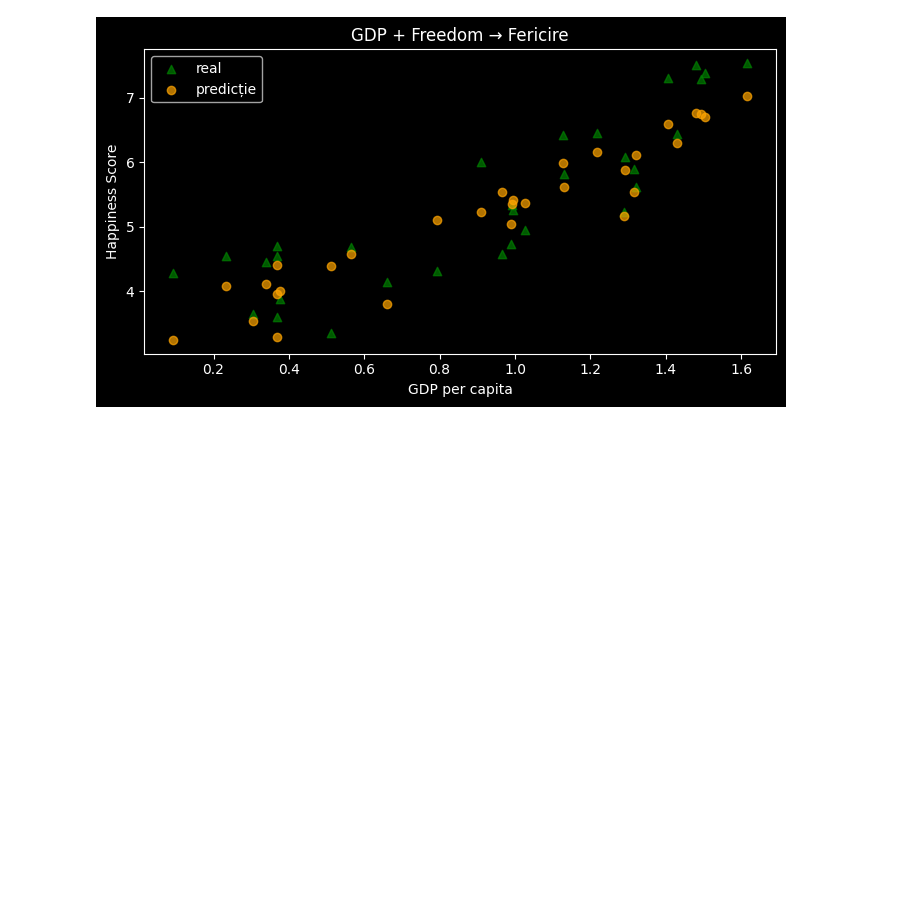
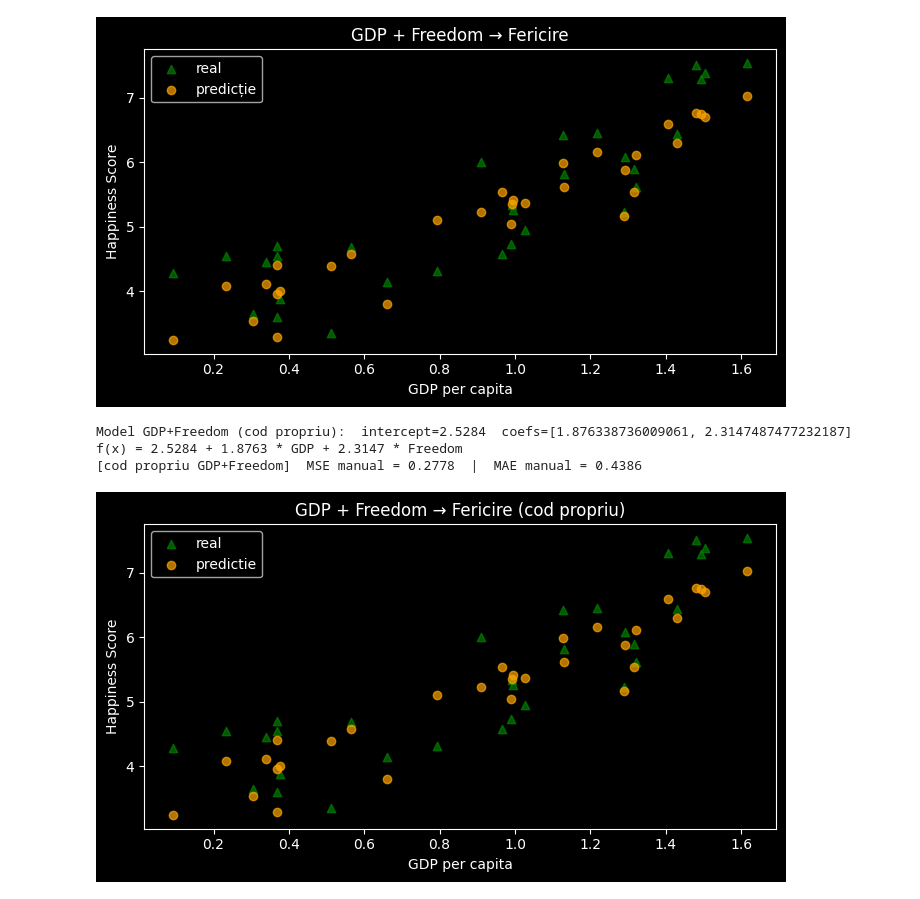
Before and after one commit to Manu-Ioan-Daniel/UBB, a Jupyter notebook: Facultate/Anul 2/Sem 2/AI/Laburi/Lab 5/AI-lab05.ipynb, the cells around one changed output. Saved outputs shown, nothing was run; the diff lists cells and outputs as text; code cells hidden in the pictures; blank space fills up the shorter version.

```diff
--- a/Facultate/Anul 2/Sem 2/AI/Laburi/Lab 5/AI-lab05.ipynb
+++ b/Facultate/Anul 2/Sem 2/AI/Laburi/Lab 5/AI-lab05.ipynb
@@ -145,6 +165,27 @@ Model GDP+Freedom:  intercept=2.5284  coefs=[1.87633874 2.31474875]
 f(x) = 2.5284 + 1.8763 * GDP + 2.3147 * Freedom
 [sklearn GDP+Freedom]  MSE = 0.2778  |  MAE = 0.4386
 [figure]
+# %%
+my_reg = myRegression.MyLinearBivariateRegression()
+my_reg.fit(trMvIn, trMvOut)
+print(f"Model GDP+Freedom (cod propriu):  intercept={my_reg.intercept_:.4f}  coefs={my_reg.coef_}")
+print(f"f(x) = {my_reg.intercept_:.4f} + {my_reg.coef_[0]:.4f} * GDP + {my_reg.coef_[1]:.4f} * Freedom")
+predMvOwn = my_reg.predict(teMvIn)
+evalMetricsManual(teMvOut, predMvOwn, "[cod propriu GDP+Freedom]")
+fig, ax = plt.subplots(figsize=(7, 4))
+gdp_test = [r[0] for r in teMvIn]
+ax.scatter(gdp_test, teMvOut,  c='green', marker='^', alpha=0.7, label='real')
+ax.scatter(gdp_test, predMvOwn,   c='orange', marker='o', alpha=0.7, label='predictie')
+ax.set_xlabel('GDP per capita'); ax.set_ylabel('Happiness Score')
+ax.set_title('GDP + Freedom → Fericire (cod propriu)')
+ax.legend()
+plt.tight_layout()
+plt.show()
+# %% [output]
+Model GDP+Freedom (cod propriu):  intercept=2.5284  coefs=[1.876338736009061, 2.3147487477232187]
+f(x) = 2.5284 + 1.8763 * GDP + 2.3147 * Freedom
+[cod propriu GDP+Freedom]  MSE manual = 0.2778  |  MAE manual = 0.4386
+[figure, added]
 # %%
 import os
 
```
Also changed, not shown: parts of 6 cells of this notebook, 1 other file.
